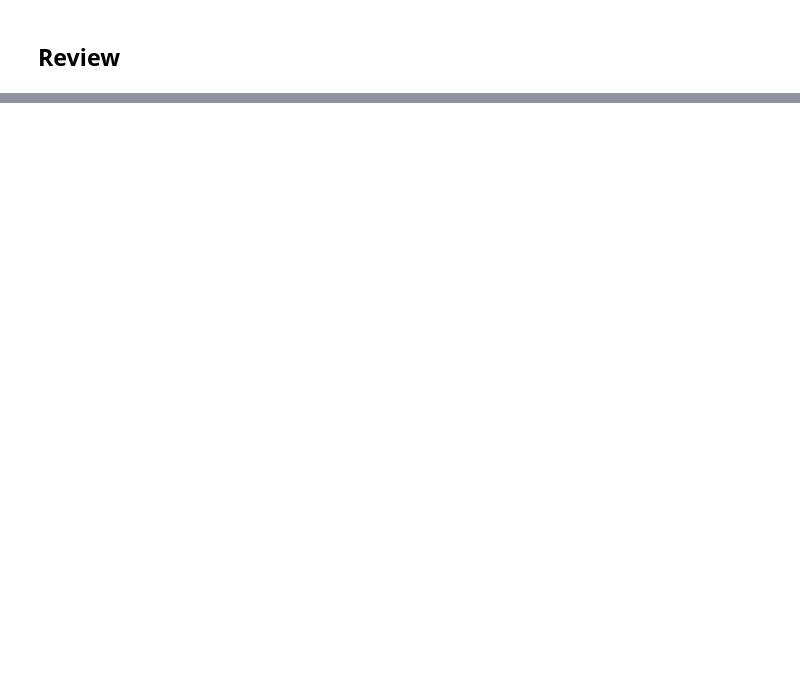
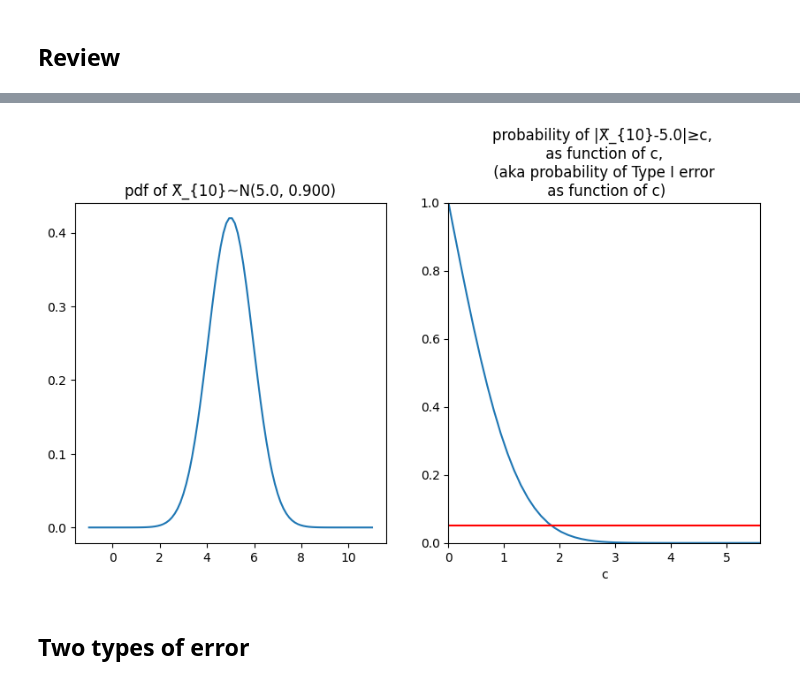
Before and after one commit to logic-teaching/philstatsbook, a Jupyter notebook: Chap07.ipynb, the cells around one changed output, grey strips where cells are left out. Drawn from its saved outputs; the diff is of its cells as text; code cells hidden in the pictures; blank space fills up the shorter version.

```diff
--- a/Chap07.ipynb
+++ b/Chap07.ipynb
@@ -160,0 +127,52 @@ NameError: name 'np' is not defined
+# %%
+# number of independent observations
+
+n2 = 10
+
+# parameters of the normal distribution
+
+mu = 4  # mean
+var = 3**2 #variance
+# %%
+# variance of the average
+
+varavg = var / n2  # variance of the average
+
+# standard deviation of the average
+
+sigma = np.sqrt(var)
+sigmaavg = np.sqrt(varavg)
+# %%
+from scipy.stats import norm     # load normal distribution
+
+# Create a range
+x = np.linspace(mu-2*sigma, mu+2*sigma, 100)
+
+# Create the normal distribution for the range
+y = norm.pdf(x, mu, sigma)
+yavg = norm.pdf(x, mu, sigmaavg)
+tavg = 1-norm.cdf(mu+x, mu, sigmaavg)+norm.cdf(mu-x, mu, sigmaavg)
+
+# Create a figure with two subplots side by side
+fig, axs = plt.subplots(1, 2, figsize=(10, 5))
+
+# Plot the normal distribution on the left subplot
+axs[0].plot(x, yavg)
+axs[1].plot(x, tavg)
+axs[1].set_xlim(0, mu+2*sigma / 10)
+axs[1].set_ylim(0, 1)
+
+# Plot the histogram on the right subplot
+# axs[1].hist(data, bins=30, density=True, alpha=0.6, color='g')
+
+# Set titles
+axs[0].set_title('pdf of X̅_{%i}~N(%1.1f, %1.3f)' % (n2, mu, varavg))
+axs[1].set_title('probability of |X̅_{%i}-%1.1f|≥c, \n as function of c, \n (aka probability of Type I error \n as function of c)' % (n2, mu))
+axs[1].set_xlabel('c')  # Add x-axis label
+axs[1].axhline(y=.05, color='r', label='.05')
+
+plt.show()
+# %% [output]
+[figure, added]
+# %% [markdown]
+## Two types of error
```
Also changed, not shown: parts of 38 cells of this notebook, 49 other files.
